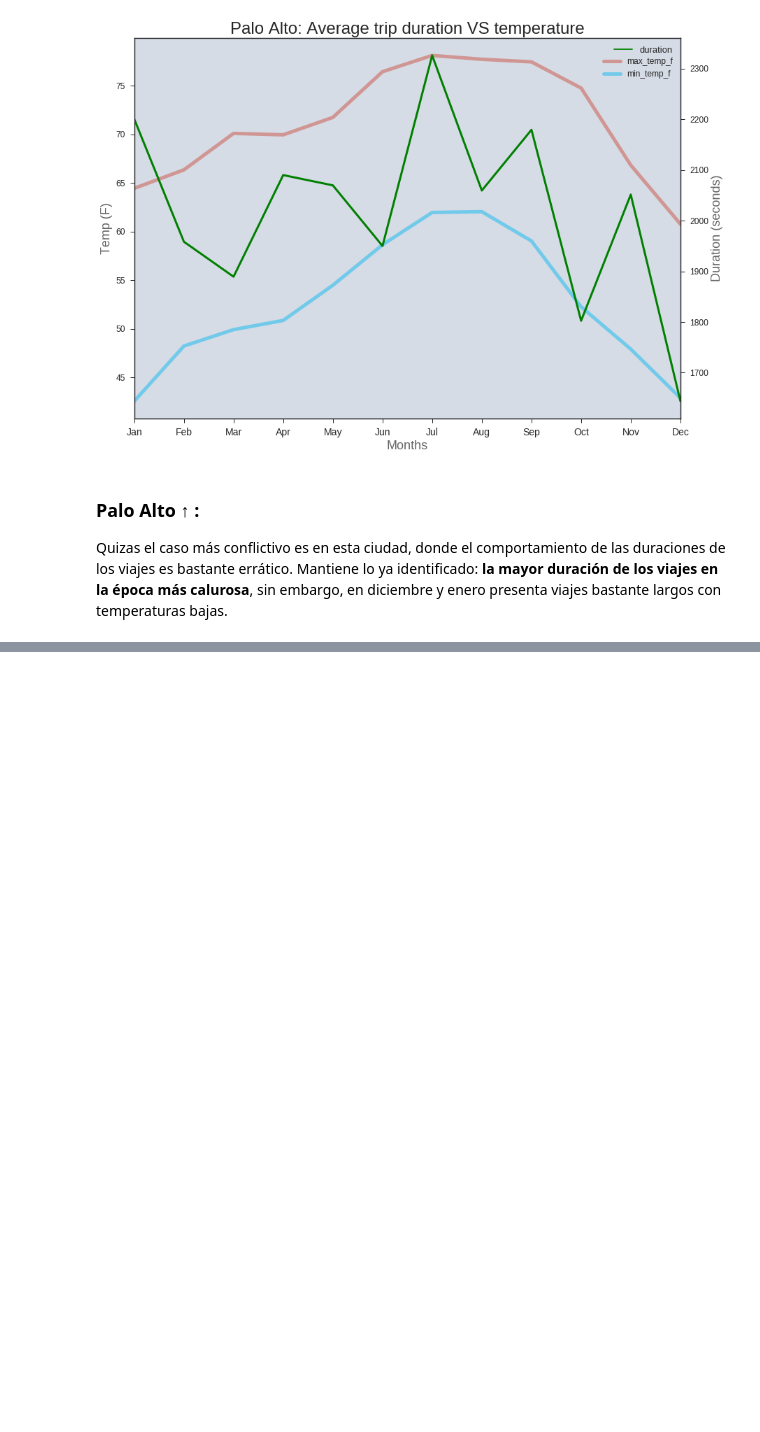
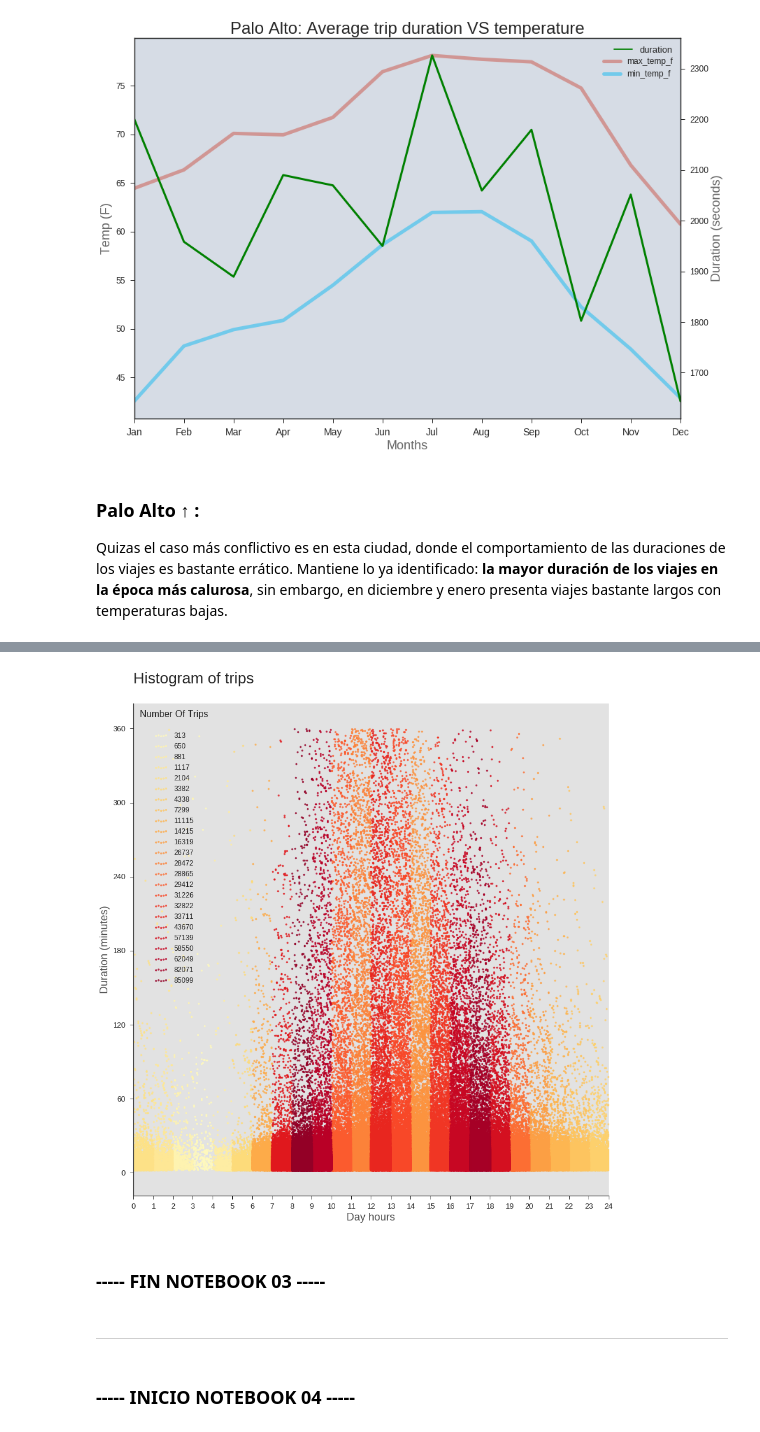
Before and after one commit to fpenovi/SFbikeTravelDuration, a Jupyter notebook: notebooks/00 - kernel.ipynb, the cells around one changed output, grey strips where cells are left out. Drawn from its saved outputs; the diff is of its cells as text; code cells hidden in the pictures; blank space fills up the shorter version.

```diff
--- a/notebooks/00 - kernel.ipynb
+++ b/notebooks/00 - kernel.ipynb
@@ -691,0 +783,34 @@ Quizas el caso más conflictivo es en esta ciudad, donde el comportamiento de la
+# %%
+#Hago merge para tener los tres ejes: hora, duracion y cantidad de viajes por hora
+dfMerged = dfTripReduced.merge(dfTripsByHour.reset_index(), on='hour')
+dfMerged['floatHour'] = dfMerged.apply(lambda x: x.start_date.hour + float(x.start_date.minute)/60, axis=1)
+
+sns.set_style("ticks", rc={'legend.scatterpoints': 5, 'legend.numpoints': 5})
+
+graf = sns.lmplot(x='floatHour', y='duration',
+           data=dfMerged,
+           fit_reg=False,
+           hue="trips",
+           palette="YlOrRd",
+           scatter_kws={"s":12},
+           legend_out=False,
+          )
+
+plt.legend(loc='upper left', fontsize=12, title='Number Of Trips\n')
+graf.fig.set_size_inches(15, 15)
+graf.ax.patch.set_facecolor('#d6d6d6')
+graf.ax.patch.set_alpha(0.7)
+plt.title('Histogram of trips\n', fontsize=26, loc='left')
+plt.xlabel('Day hours', fontsize=18, alpha=0.8)
+plt.ylabel('Duration (minutes)', fontsize=18, alpha=0.8)
+#En el eje X se representan las 24 horas del día y en Y rangos de a 60 minutos (1 hora)
+graf.set(xlim=(0, 24), xticks=[x for x in range(25) ], yticks=[i * 60 for i in range(7)])
+plt.show()
+# %% [output]
+[figure, added]
+# %% [markdown]
+### ----- FIN NOTEBOOK 03 -----
+# %% [markdown]
+___
+# %% [markdown]
+### ----- INICIO NOTEBOOK 04 -----
```
Also changed, not shown: parts of 8 cells of this notebook.
